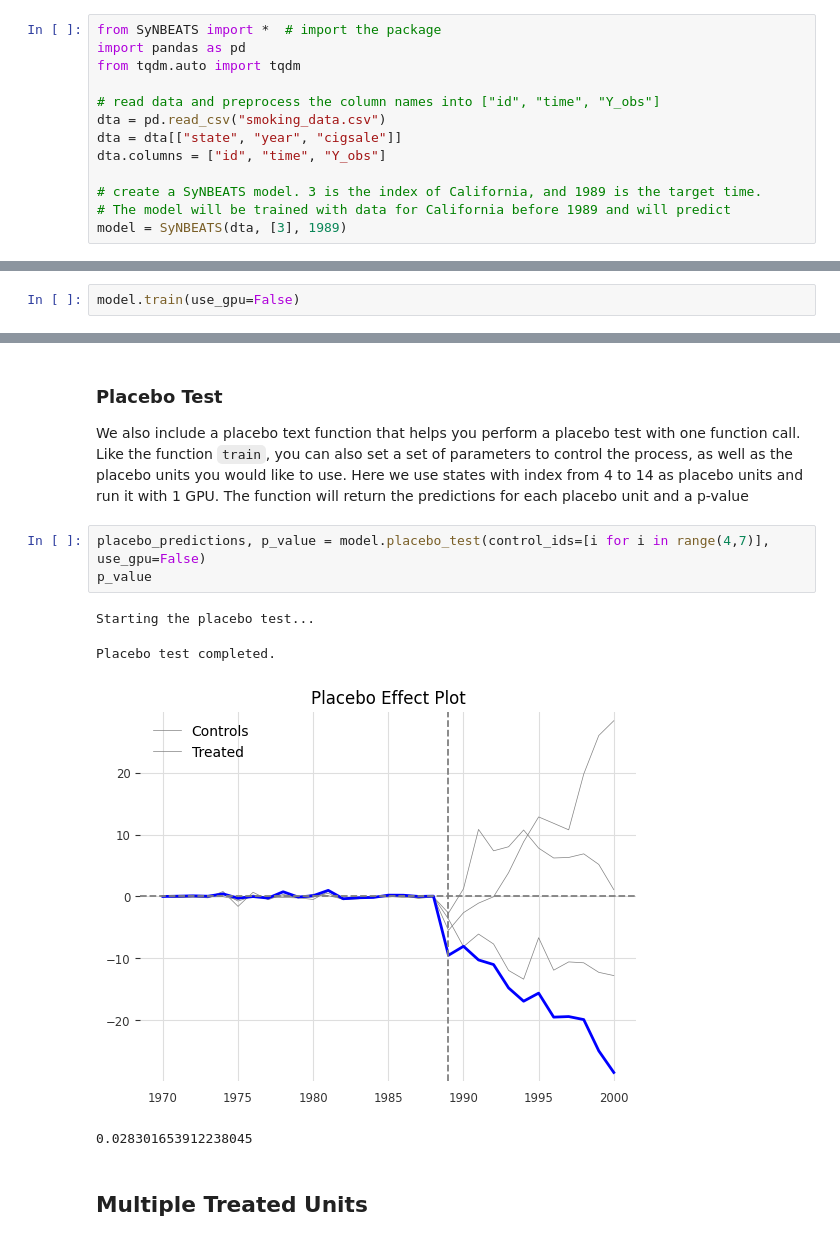
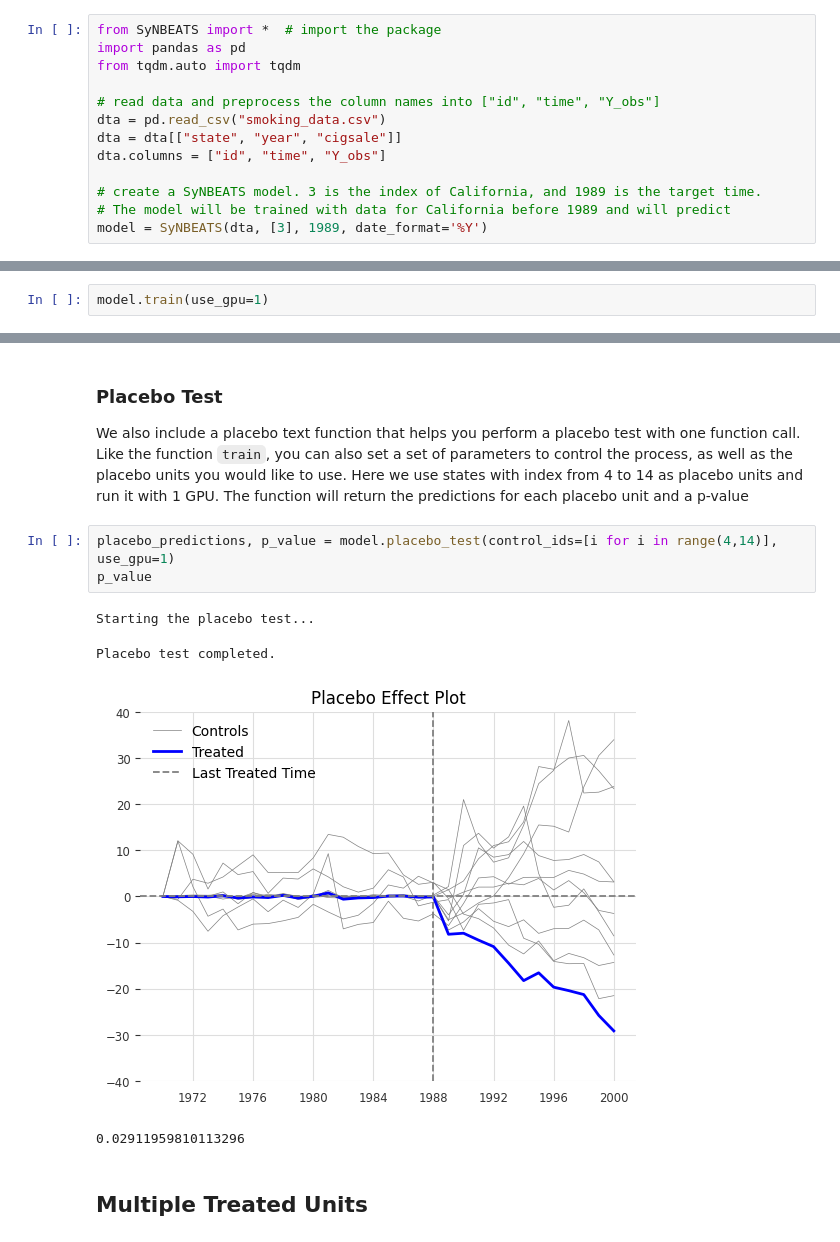
Before and after one commit to Crabtain959/SyNBEATS, a Jupyter notebook: example_usage.ipynb, the cells around one changed output, grey strips where cells are left out. Drawn from its saved outputs; the diff is of its cells as text.

```diff
--- a/example_usage.ipynb
+++ b/example_usage.ipynb
@@ -20,4 +20,4 @@ dta.columns = ["id", "time", "Y_obs"]
 
 # create a SyNBEATS model. 3 is the index of California, and 1989 is the target time.
 # The model will be trained with data for California before 1989 and will predict
-model = SyNBEATS(dta, [3], 1989)
+model = SyNBEATS(dta, [3], 1989, date_format='%Y')
@@ -24,7 +28,7 @@ model = SyNBEATS(dta, [3], 1989)
 # %% [markdown]
 Next we can train the model by calling `model.train()`. There are several parameters you can set to control the training process, and you can also set if you want to use CPU or GPU to train. You can find detailed explanation of the parameters in `README.md` in the [Github repo](https://github.com/Crabtain959/SyNBEATS). Here we train the model with default parameters and 1 GPU.
 # %%
-model.train(use_gpu=False)
+model.train(use_gpu=1)
 # %% [output]
   | Name          | Type             | Params
 ---------------------------------------------------
@@ -59,13 +65,13 @@ ate, std
 
 We also include a placebo text function that helps you perform a placebo test with one function call. Like the function `train`, you can also set a set of parameters to control the process, as well as the placebo units you would like to use. Here we use states with index from 4 to 14 as placebo units and run it with 1 GPU. The function will return the predictions for each placebo unit and a p-value
 # %%
-placebo_predictions, p_value = model.placebo_test(control_ids=[i for i in range(4,7)], use_gpu=False)
+placebo_predictions, p_value = model.placebo_test(control_ids=[i for i in range(4,14)], use_gpu=1)
 p_value
 # %% [output]
 Starting the placebo test...
 Placebo test completed.
-[figure, old version]
+[figure, new version]
-0.028301653912238045
+0.02911959810113296
 # %% [markdown]
 ## Multiple Treated Units
 # %% [markdown]
```
Also changed, not shown: parts of 7 cells of this notebook, 4 other files.
